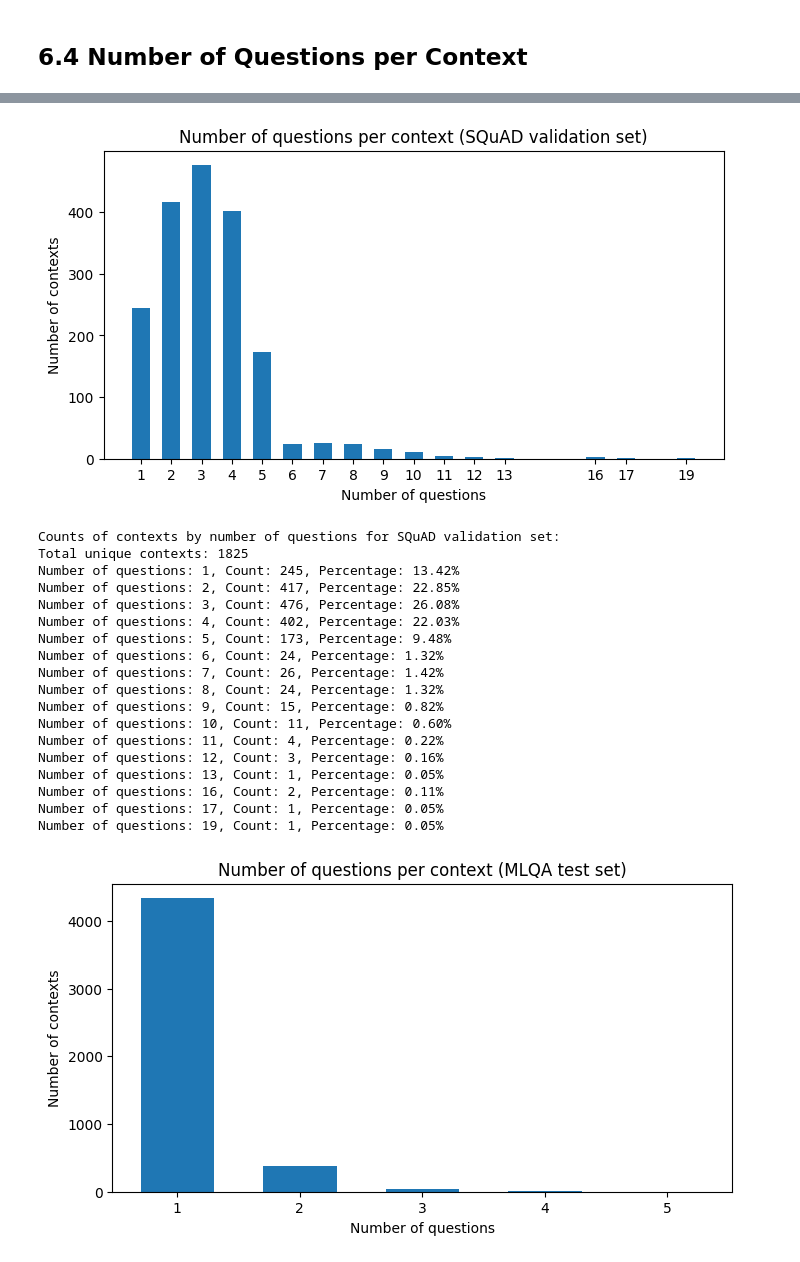
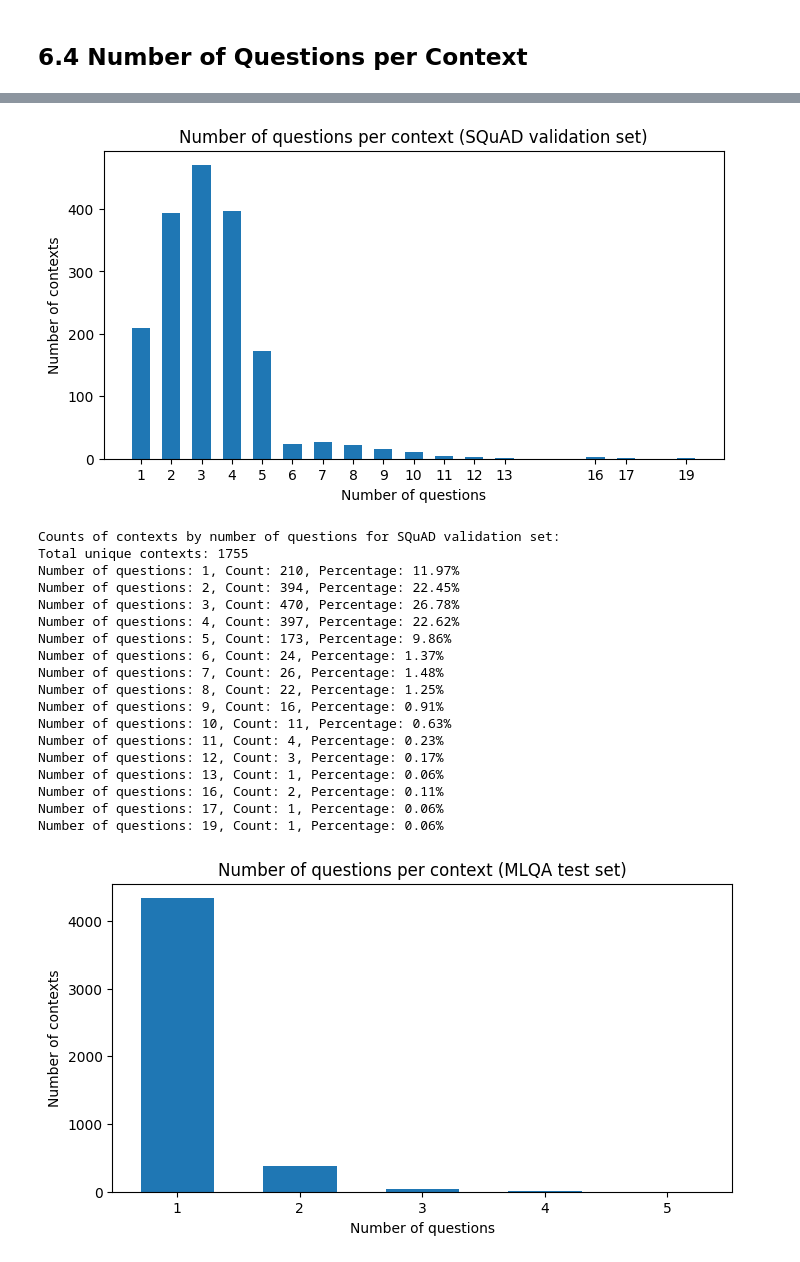
Before and after one commit to Kev-HL/gemma-2-spanish-qa, a Jupyter notebook: notebooks/00_EDA.ipynb, the cells around one changed output, grey strips where cells are left out. Cells and saved outputs as stored; diff of their text form; code cells hidden in the pictures.

```diff
--- a/notebooks/00_EDA.ipynb
+++ b/notebooks/00_EDA.ipynb
@@ -2059,7 +2182,8 @@ It is likely that the remaining XQuAD entries were already removed due to transl
 # %%
-# Note: Only removing entries from SQuAD train and val sets that have high similarity to MLQA and XQuAD
+# Note: Only removing entries from SQuAD train and val sets that are duplicates or have high similarity to MLQA and XQuAD
 # MLQA and XQuAD test sets are left unchanged (test sets)
 squad_train_df = squad_train_df[~train_full_mask].copy()
+squad_val_df = squad_val_df[~squad_val_df['id'].isin(squad_val_duplicate_ids)].copy() # Removing first the known duplicate IDs
 squad_val_df = squad_val_df[~val_full_mask].copy()
 # %% [markdown]
 # 6. Analysis & Exploration
@@ -2570,15 +2728,15 @@ We will plot the distribution of answer length for each dataset, manually review
 
 For that we will explode the 'answers' dict and add an auxiliary column to the datasets with the length of the answer.
 # %%
-train_df = explode_answers(train_df)
-val_df = explode_answers(val_df)
-test1_df = explode_answers(test1_df)
-test2_df = explode_answers(test2_df)
+train_df = cleaning.explode_answers(train_df)
+val_df = cleaning.explode_answers(val_df)
+test1_df = cleaning.explode_answers(test1_df)
+test2_df = cleaning.explode_answers(test2_df)
 
-train_df['ans_len'] = train_df['answer_text'].apply(lambda x: len(x))
-val_df['ans_len'] = val_df['answer_text'].apply(lambda x: len(x))
-test1_df['ans_len'] = test1_df['answer_text'].apply(lambda x: len(x))
-test2_df['ans_len'] = test2_df['answer_text'].apply(lambda x: len(x))
+train_df['ans_len'] = train_df['text'].apply(lambda x: len(x))
+val_df['ans_len'] = val_df['text'].apply(lambda x: len(x))
+test1_df['ans_len'] = test1_df['text'].apply(lambda x: len(x))
+test2_df['ans_len'] = test2_df['text'].apply(lambda x: len(x))
 # %% [markdown]
 Starting with the SQuAD train split:
 # %%
@@ -2843,19 +3000,23 @@ test2_df[test2_df['ans_len'] > 150]
 # %% [markdown]
 No issues found within the longest answers of XQuAD.
 # %%
+# Drop the temporary 'ans_len' column from all exploratory DataFrames
 train_df.drop(['ans_len'], axis=1, inplace=True)
 val_df.drop(['ans_len'], axis=1, inplace=True)
 test1_df.drop(['ans_len'], axis=1, inplace=True)
 test2_df.drop(['ans_len'], axis=1, inplace=True)
 
-train_df = unexplode_answers(train_df)
-val_df = unexplode_answers(val_df)
-test1_df = unexplode_answers(test1_df)
-test2_df = unexplode_answers(test2_df)
+# Unexplode answers back to the original nested format
+train_df = cleaning.unexplode_answers(train_df)
+val_df = cleaning.unexplode_answers(val_df)
+test1_df = cleaning.unexplode_answers(test1_df)
+test2_df = cleaning.unexplode_answers(test2_df)
 # %% [markdown]
 ## 6.4 Number of Questions per Context
 # %%
-qst_per_ctx = train_df.groupby('context')['question'].nunique().value_counts().sort_index()
+qst_per_ctx = (
+    train_df.groupby('context')['question'].nunique().value_counts().sort_index()
+)
 
 plt.figure(figsize=(8, 4))
 plt.bar(qst_per_ctx.index, qst_per_ctx.values, width=0.6)
@@ -2868,7 +3029,9 @@ plt.show()
 print("Counts of contexts by number of questions for SQuAD train set:")
 print(f'Total unique contexts: {train_df["context"].nunique()}')
 for i in qst_per_ctx.index:
-    print(f'Number of questions: {i}, Count: {qst_per_ctx[i]}, Percentage: {100 * qst_per_ctx[i] / qst_per_ctx.values.sum():.2f}%')
+    print(f'Number of questions: {i}, Count: {qst_per_ctx[i]}, '
+          f'Percentage: {100 * qst_per_ctx[i] / qst_per_ctx.values.sum():.2f}%'
+          )
 # %% [output]
 [figure]
 Counts of contexts by number of questions for SQuAD train set:
@@ -2891,38 +3054,42 @@ Number of questions: 15, Count: 2, Percentage: 0.01%
 Number of questions: 17, Count: 1, Percentage: 0.01%
 Number of questions: 18, Count: 1, Percentage: 0.01%
 # %%
-qst_per_ctx = val_df.groupby('context')['question'].nunique().value_counts().sort_index()
+qst_per_ctx = (
+    val_df.groupby('context')['question'].nunique().value_counts().sort_index()
+)
 
 plt.figure(figsize=(8, 4))
 plt.bar(qst_per_ctx.index, qst_per_ctx.values, width=0.6)
 plt.title("Number of questions per context (SQuAD validation set)")
 plt.xlabel("Number of questions")
 plt.ylabel("Number of contexts")
 plt.xticks(qst_per_ctx.index)
 plt.show()
 
 print("Counts of contexts by number of questions for SQuAD validation set:")
 print(f'Total unique contexts: {val_df["context"].nunique()}')
 for i in qst_per_ctx.index:
-    print(f'Number of questions: {i}, Count: {qst_per_ctx[i]}, Percentage: {100 * qst_per_ctx[i] / qst_per_ctx.values.sum():.2f}%')
+    print(f'Number of questions: {i}, Count: {qst_per_ctx[i]}, '
+          f'Percentage: {100 * qst_per_ctx[i] / qst_per_ctx.values.sum():.2f}%'
+          )
 # %% [output]
-[figure, old version]
+[figure, new version]
 Counts of contexts by number of questions for SQuAD validation set:
-Total unique contexts: 1825
-Number of questions: 1, Count: 245, Percentage: 13.42%
-Number of questions: 2, Count: 417, Percentage: 22.85%
-Number of questions: 3, Count: 476, Percentage: 26.08%
-Number of questions: 4, Count: 402, Percentage: 22.03%
-Number of questions: 5, Count: 173, Percentage: 9.48%
-Number of questions: 6, Count: 24, Percentage: 1.32%
-Number of questions: 7, Count: 26, Percentage: 1.42%
-Number of questions: 8, Count: 24, Percentage: 1.32%
-Number of questions: 9, Count: 15, Percentage: 0.82%
-Number of questions: 10, Count: 11, Percentage: 0.60%
-Number of questions: 11, Count: 4, Percentage: 0.22%
-Number of questions: 12, Count: 3, Percentage: 0.16%
-Number of questions: 13, Count: 1, Percentage: 0.05%
+Total unique contexts: 1755
+Number of questions: 1, Count: 210, Percentage: 11.97%
+Number of questions: 2, Count: 394, Percentage: 22.45%
+Number of questions: 3, Count: 470, Percentage: 26.78%
+Number of questions: 4, Count: 397, Percentage: 22.62%
+Number of questions: 5, Count: 173, Percentage: 9.86%
+Number of questions: 6, Count: 24, Percentage: 1.37%
+Number of questions: 7, Count: 26, Percentage: 1.48%
+Number of questions: 8, Count: 22, Percentage: 1.25%
+Number of questions: 9, Count: 16, Percentage: 0.91%
+Number of questions: 10, Count: 11, Percentage: 0.63%
+Number of questions: 11, Count: 4, Percentage: 0.23%
+Number of questions: 12, Count: 3, Percentage: 0.17%
+Number of questions: 13, Count: 1, Percentage: 0.06%
 Number of questions: 16, Count: 2, Percentage: 0.11%
-Number of questions: 17, Count: 1, Percentage: 0.05%
-Number of questions: 19, Count: 1, Percentage: 0.05%
+Number of questions: 17, Count: 1, Percentage: 0.06%
+Number of questions: 19, Count: 1, Percentage: 0.06%
 # %%
```
Also changed, not shown: parts of 351 cells of this notebook, 1 other file.
